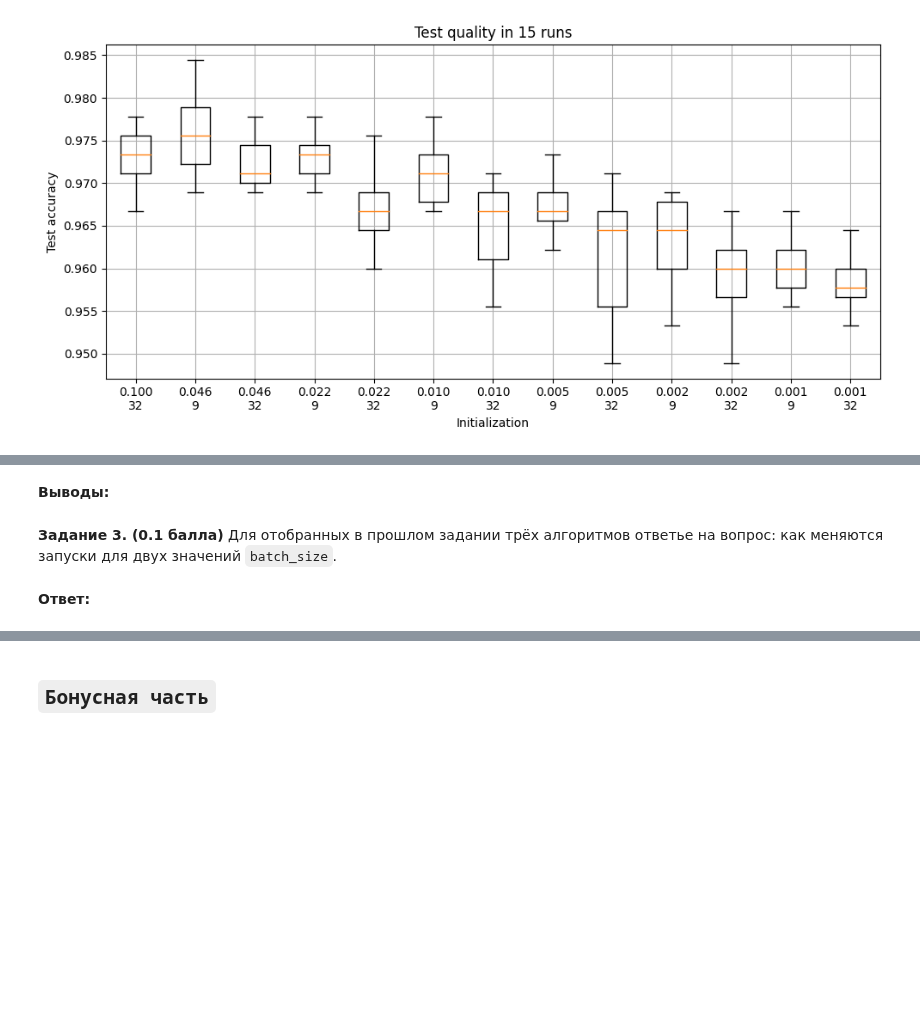
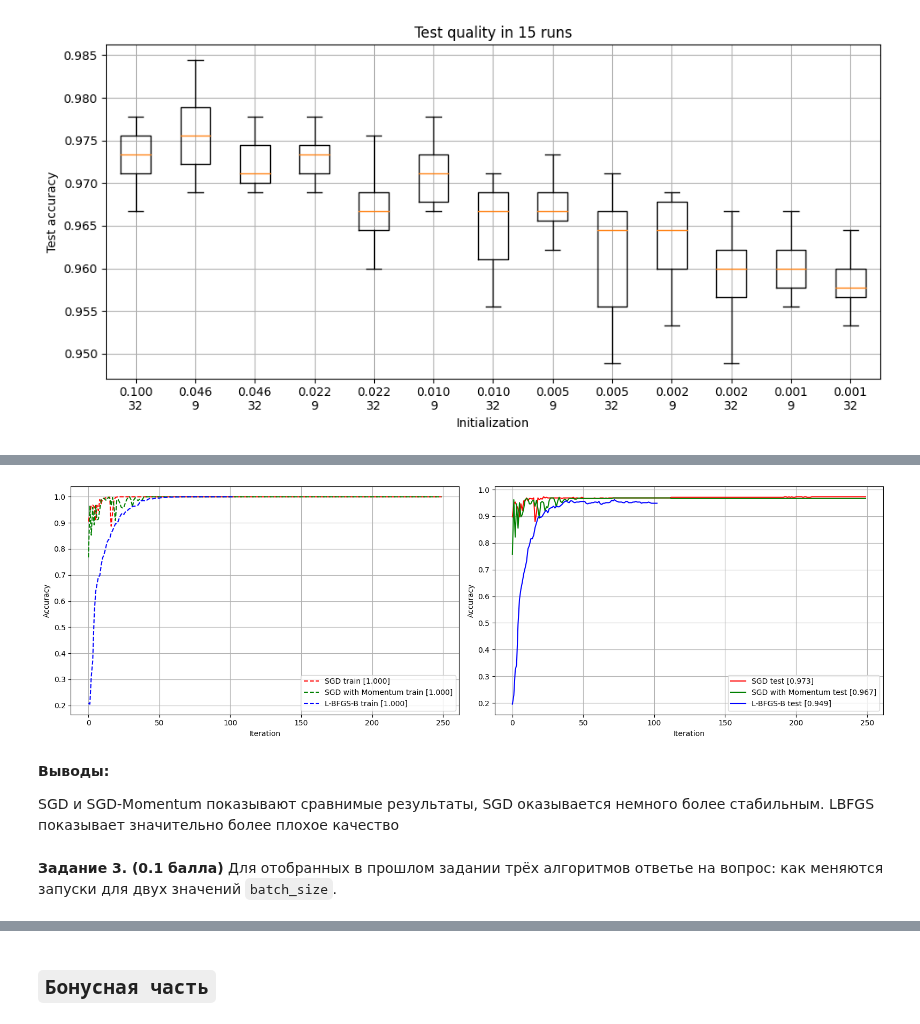
Before and after one commit to Bogachevv/MMP_prac_spring_24, a Jupyter notebook: task_1/task_01.ipynb, the cells around one changed output, grey strips where cells are left out. Saved outputs shown, nothing was run; the diff lists cells and outputs as text; code cells hidden in the pictures; blank space fills up the shorter version.

```diff
--- a/task_1/task_01.ipynb
+++ b/task_1/task_01.ipynb
@@ -1681,17 +1704,17 @@ optimizer_params = []
 optimizer_params.append({
     'n_iter': 1_250,
     'momentum': 0.0,
-    'lr': 0.039811,
+    'lr': 0.046,
     'batch_size': 8,
-    'tol': 1e-4,
+    'tol': 1e-8,
 })
 
 optimizer_params.append({
     'n_iter': 1_250,
     'momentum': 0.9,
-    'lr': 0.01,
-    'batch_size': 32,
-    'tol': 1e-4,
+    'lr': 0.005,
+    'batch_size': 8,
+    'tol': 1e-8,
 })
 
 optimizer_params.append({
@@ -1737,15 +1762,17 @@ optimizer_params = []
 optimizer_params.append({
     'n_iter': 250,
     'momentum': 0.0,
-    'lr': 0.1,
-    'batch_size': 32,
+    'lr': 0.046,
+    'batch_size': 8,
+    'tol': 1e-8,
 })
 
 optimizer_params.append({
     'n_iter': 250,
     'momentum': 0.9,
-    'lr': 0.01,
-    'batch_size': 32,
+    'lr': 0.005,
+    'batch_size': 8,
+    'tol': 1e-8,
 })
 
 optimizer_params.append({})
@@ -1771,23 +1798,26 @@ for i, (opt, opt_params) in enumerate(zip(optimizers, optimizer_params)):
 # %%
 fig, ax = plt.subplots(nrows=1, ncols=2, figsize=(16, 5))
 colors = ['r', 'g', 'b']
 optimizer_labels = ["SGD", "SGD with Momentum", "L-BFGS-B"]
 
 for train_acc, test_acc, color, label in zip(accs_train, accs_test, colors, optimizer_labels):
-    ax[0].plot(train_acc, f'{color}--', label=f'{label} train')
-    ax[1].plot(test_acc, f'{color}-', label=f'{label} test')
+    ax[0].plot(train_acc, f'{color}--', label=f'{label} train [{train_acc[-1]:5.3f}]')
+    ax[1].plot(test_acc, f'{color}-', label=f'{label} test [{test_acc[-1]:5.3f}]')
 
 for i in range(2):
     ax[i].set_xlabel("Iteration")
     ax[i].set_ylabel("Accuracy")
     ax[i].grid(True)
     ax[i].legend()
 
 fig.tight_layout()
 plt.show()
+# %% [output]
+[figure, added]
-# %% [markdown]
-**Выводы:**
+# %% [markdown]
+**Выводы:**
+
+SGD и SGD-Momentum показывают сравнимые результаты, SGD оказывается немного более стабильным.
+LBFGS показывает значительно более плохое качество
 # %% [markdown]
 **Задание 3. (0.1 балла)** Для отобранных в прошлом задании трёх алгоритмов ответье на вопрос: как меняются запуски для двух значений `batch_size`.
-# %% [markdown]
-**Ответ:**
```
Also changed, not shown: parts of 30 cells of this notebook.
